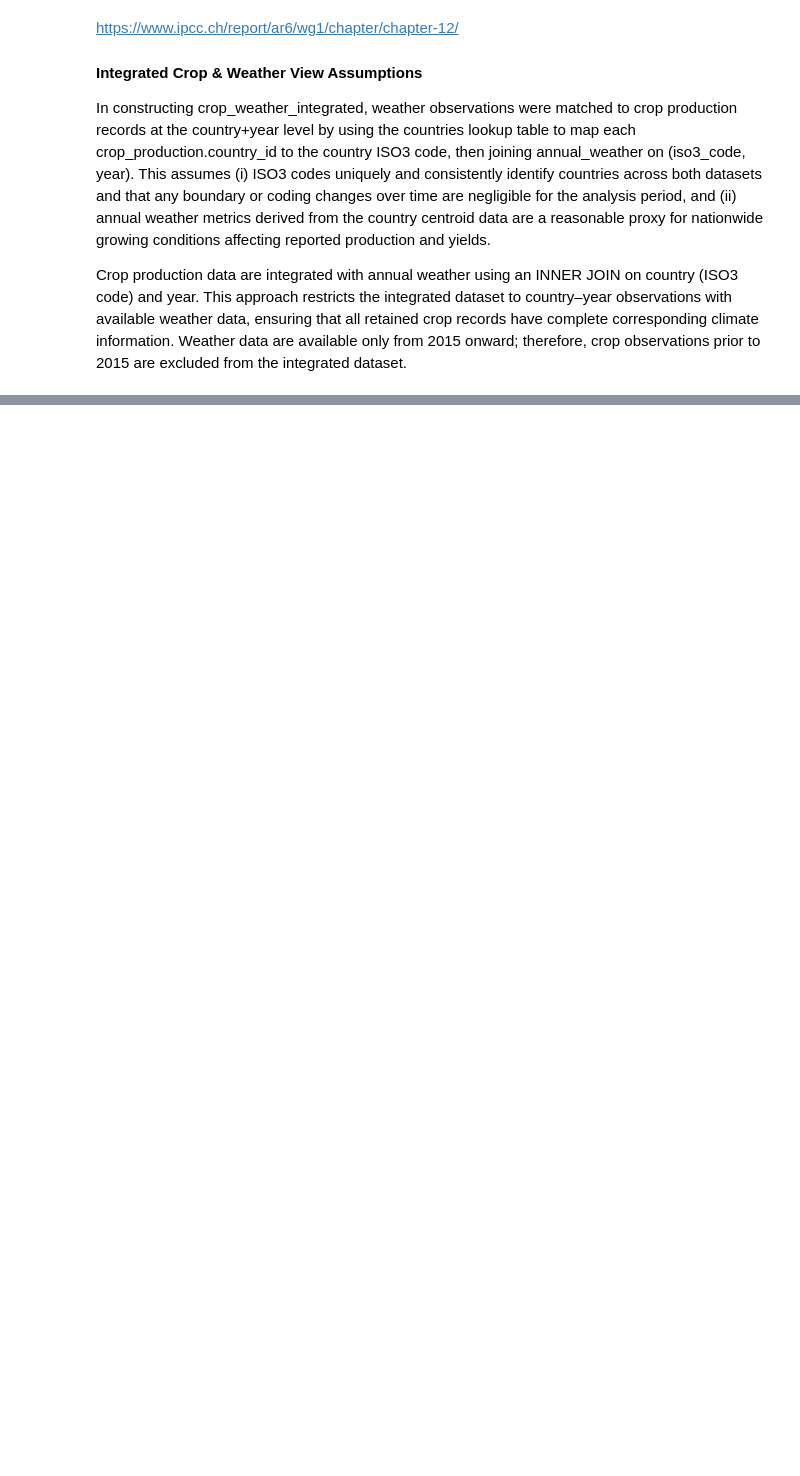
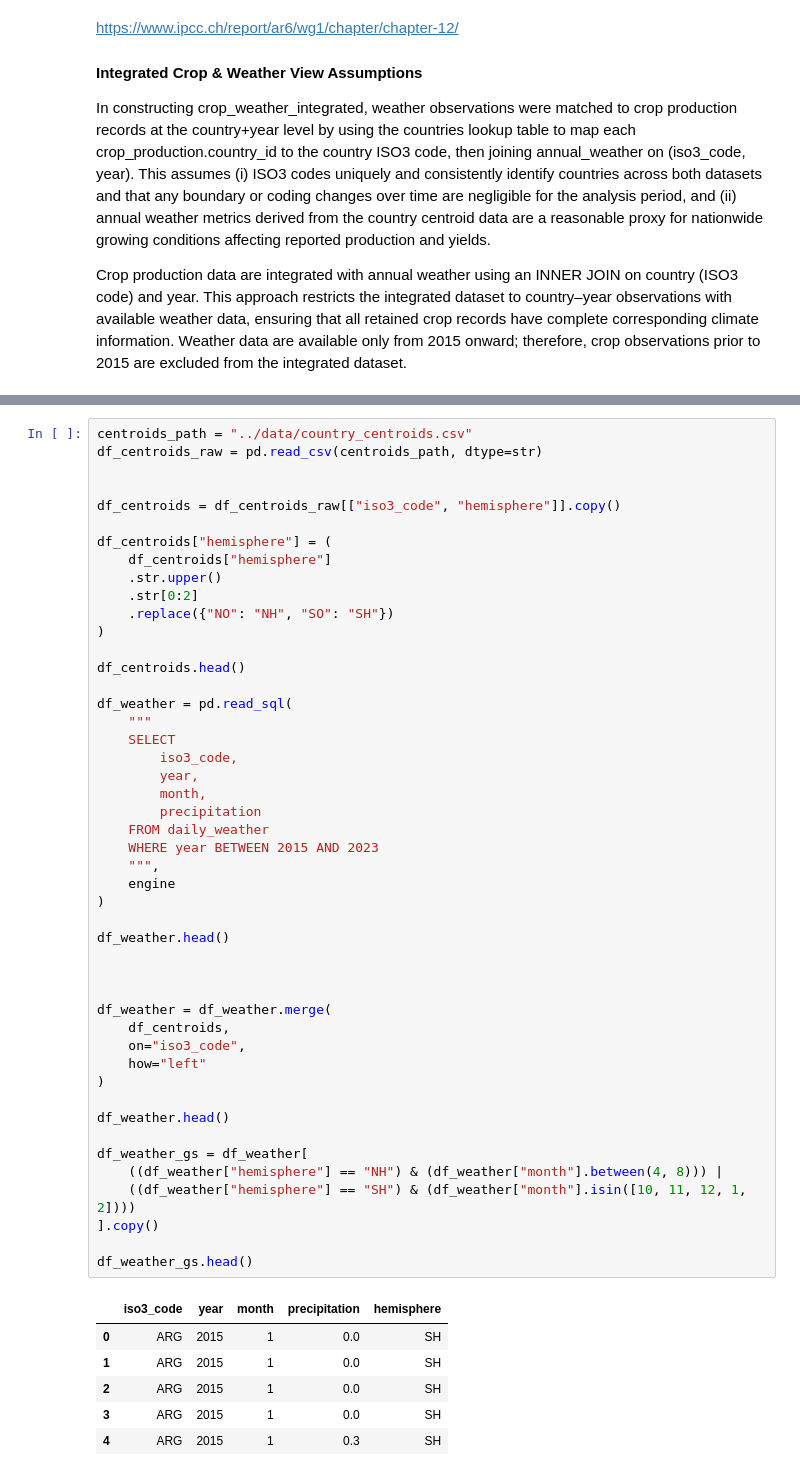
Before and after one commit to clareubc/521d_assignment, a Jupyter notebook: notebooks/Assignment 2.ipynb, the cells around one changed output, grey strips where cells are left out. Cells and saved outputs as stored; diff of their text form; blank space fills up the shorter version.

```diff
--- a/notebooks/Assignment 2.ipynb
+++ b/notebooks/Assignment 2.ipynb
@@ -1120,0 +1141,54 @@ Crop production data are integrated with annual weather using an INNER JOIN on c
+# %%
+centroids_path = "../data/country_centroids.csv"
+df_centroids_raw = pd.read_csv(centroids_path, dtype=str)
+
+
+df_centroids = df_centroids_raw[["iso3_code", "hemisphere"]].copy()
+
+df_centroids["hemisphere"] = (
+    df_centroids["hemisphere"]
+    .str.upper()
+    .str[0:2]
+    .replace({"NO": "NH", "SO": "SH"})
+)
+
+df_centroids.head()
+
+df_weather = pd.read_sql(
+    """
+    SELECT
+        iso3_code,
+        year,
+        month,
+        precipitation
+    FROM daily_weather
+    WHERE year BETWEEN 2015 AND 2023
+    """,
+    engine
+)
+
+df_weather.head()
+
+
+
+df_weather = df_weather.merge(
+    df_centroids,
+    on="iso3_code",
+    how="left"
+)
+
+df_weather.head()
+
+df_weather_gs = df_weather[
+    ((df_weather["hemisphere"] == "NH") & (df_weather["month"].between(4, 8))) |
+    ((df_weather["hemisphere"] == "SH") & (df_weather["month"].isin([10, 11, 12, 1, 2])))
+].copy()
+
+df_weather_gs.head()
+# %% [output]
+|  | iso3_code | year | month | precipitation | hemisphere |
+| 0 | ARG | 2015 | 1 | 0.0 | SH |
+| 1 | ARG | 2015 | 1 | 0.0 | SH |
+| 2 | ARG | 2015 | 1 | 0.0 | SH |
+| 3 | ARG | 2015 | 1 | 0.0 | SH |
+| 4 | ARG | 2015 | 1 | 0.3 | SH |
```
Also changed, not shown: parts of 34 cells of this notebook.
